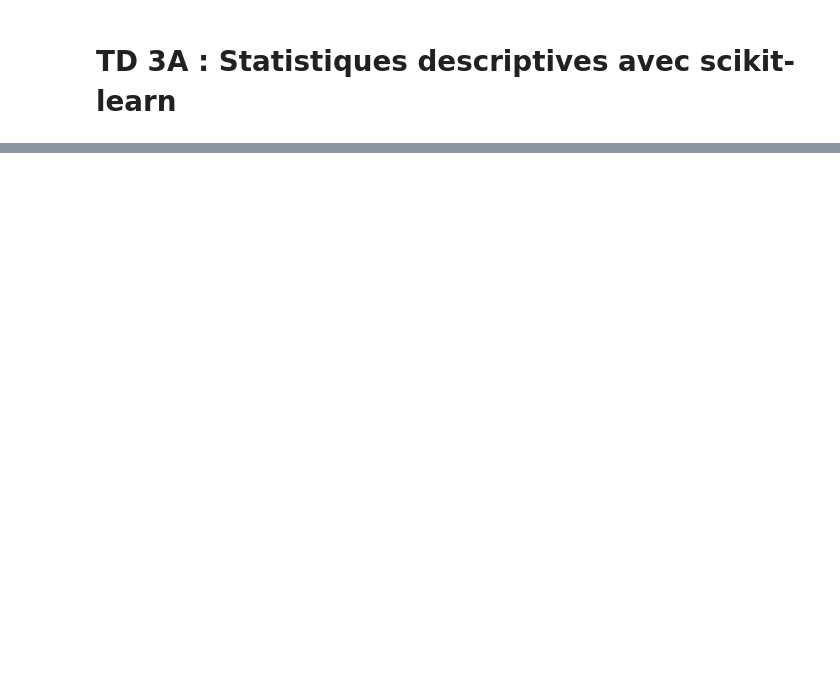
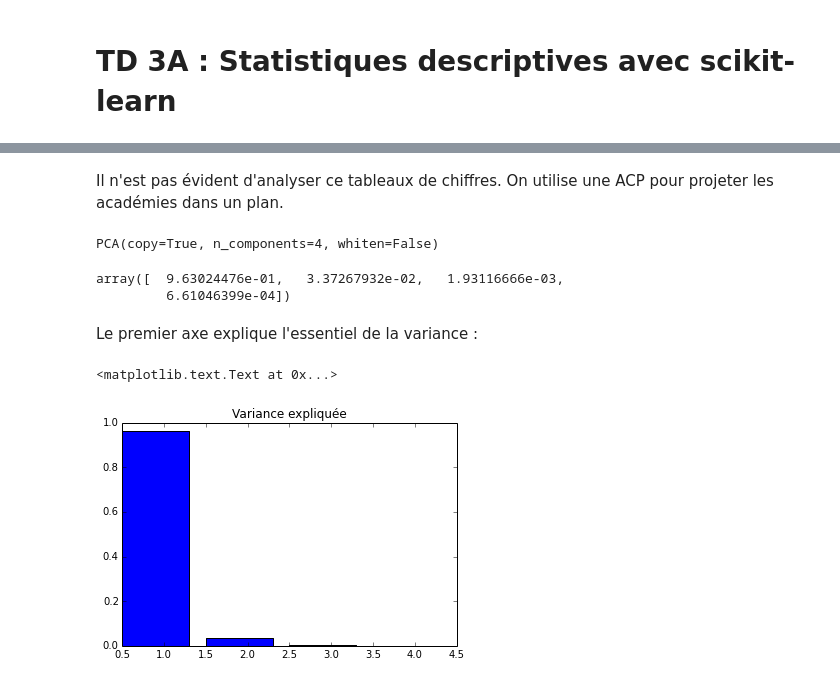
Before and after one commit to sdpython/ensae_teaching_cs, a Jupyter notebook: _doc/notebooks/td2a/td2a_cenonce_session_3A.ipynb, the cells around one changed output, grey strips where cells are left out. Cells and saved outputs as stored; diff of their text form; code cells hidden in the pictures; blank space fills up the shorter version.

```diff
--- a/_doc/notebooks/td2a/td2a_cenonce_session_3A.ipynb
+++ b/_doc/notebooks/td2a/td2a_cenonce_session_3A.ipynb
@@ -22,0 +24,9 @@ Le point commun de ces méthodes est qu'elles ne sont pas supervisées. L'object
+# %%
+import pandas, numpy, pyensae
+from sklearn.decomposition import PCA
+import matplotlib.pyplot as plt
+
+fichier = pyensae.download_data("eleve_region.txt")
+df = pandas.read_csv("eleve_region.txt",sep="\t",encoding="utf8",index_col=0)
+print(df.shape)
+df.head(n=5)
@@ -22,0 +45,6 @@ Le point commun de ces méthodes est qu'elles ne sont pas supervisées. L'object
+# %%
+for c in df.columns:
+    if c != "1993":
+        df[c] /= df ["1993"]
+df["1993"] /= df["1993"]
+df.head()
@@ -22,0 +60,18 @@ Le point commun de ces méthodes est qu'elles ne sont pas supervisées. L'object
+# %% [markdown]
+Il n'est pas évident d'analyser ce tableaux de chiffres. On utilise une ACP pour projeter les académies dans un plan.
+# %%
+pca = PCA(n_components=4)
+print(pca.fit(df))
+pca.explained_variance_ratio_
+# %% [output]
+PCA(copy=True, n_components=4, whiten=False)
+array([  9.63024476e-01,   3.37267932e-02,   1.93116666e-03,
+         6.61046399e-04])
+# %% [markdown]
+Le premier axe explique l'essentiel de la variance :
+# %%
+plt.bar(numpy.arange(len(pca.explained_variance_ratio_))+0.5, pca.explained_variance_ratio_)
+plt.title("Variance expliquée")
+# %% [output]
+<matplotlib.text.Text at 0x...>
+[figure, added]
```
Also changed, not shown: parts of 10 cells of this notebook, 14 other files.
